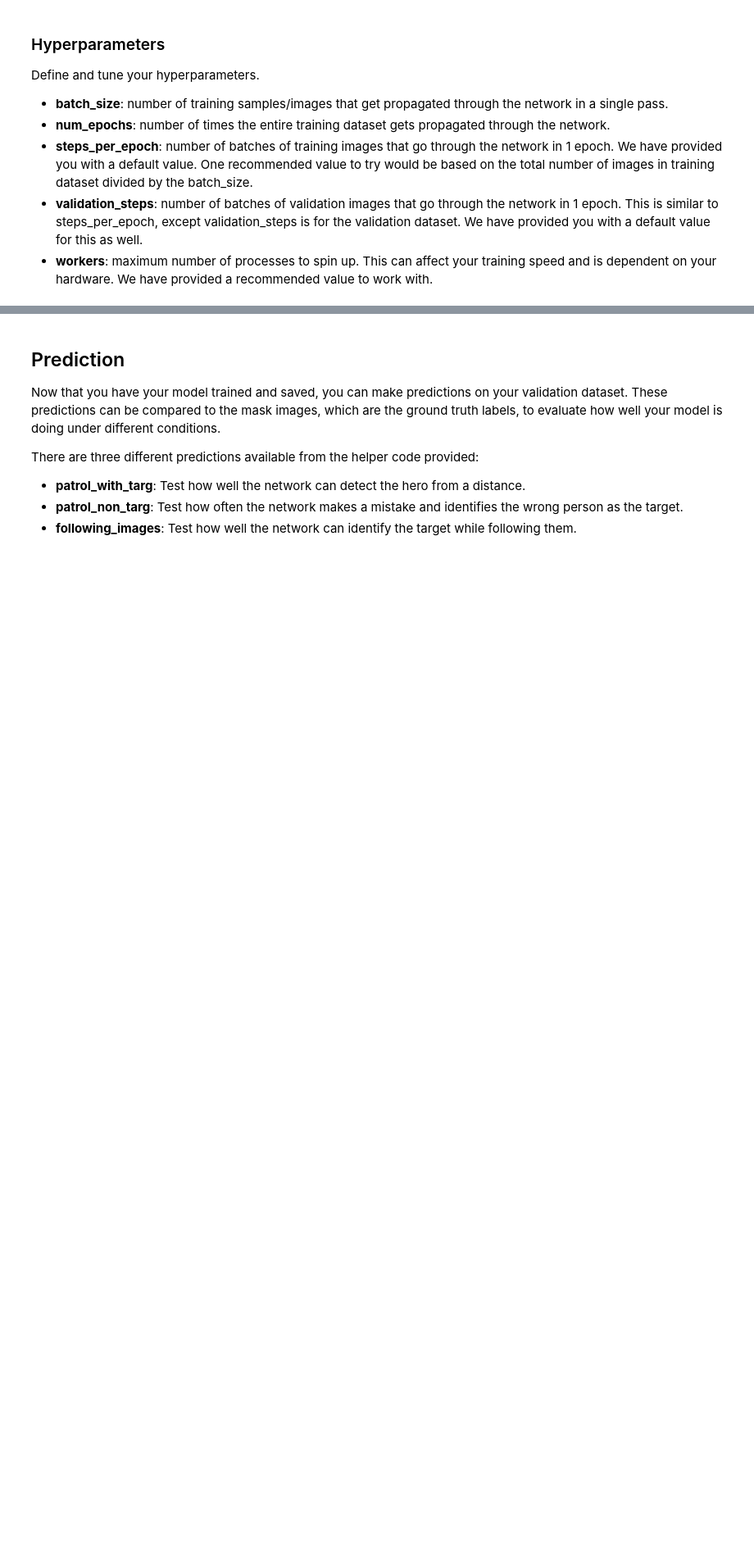
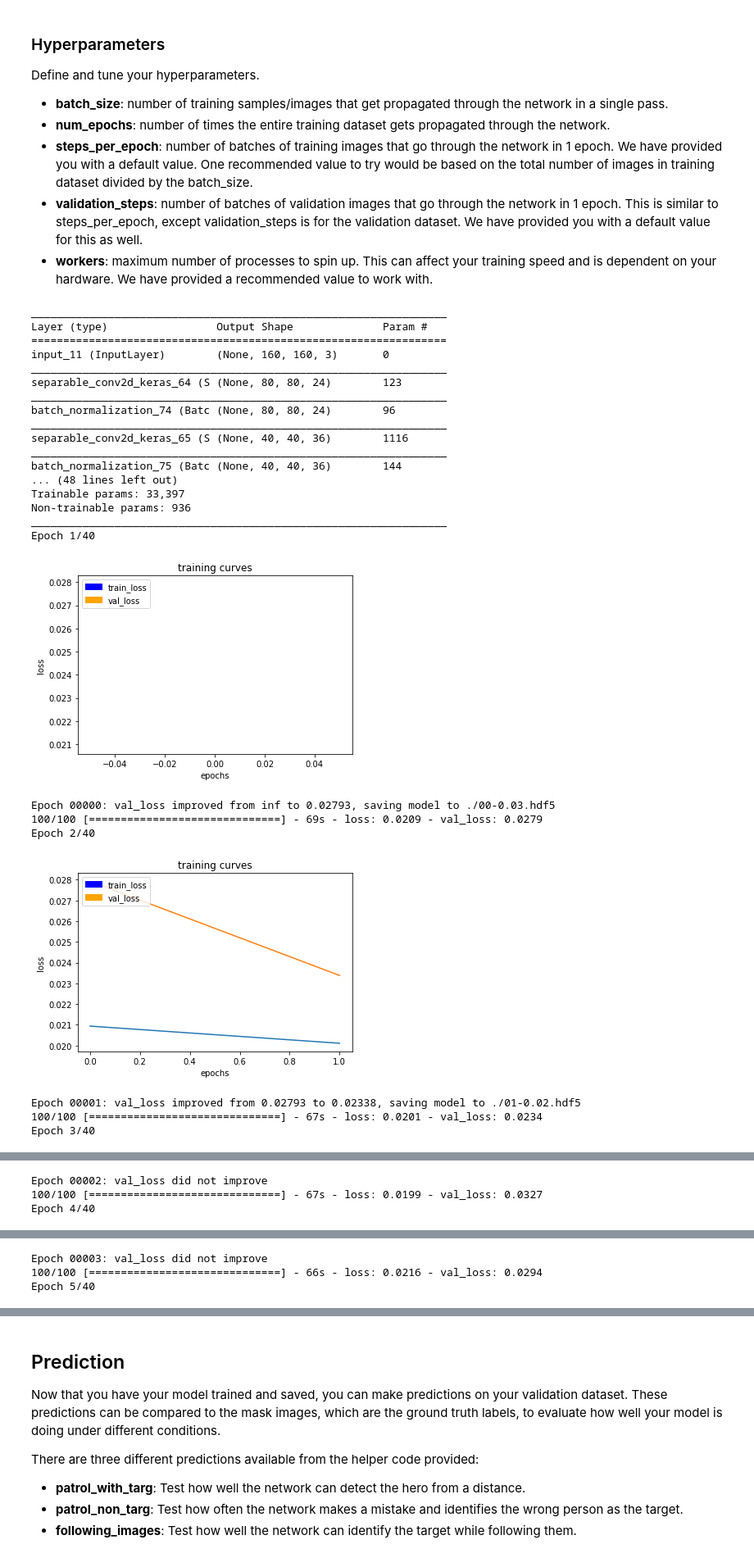
Before and after one commit to sandyleo26/followme, a Jupyter notebook: code/model_training.ipynb, the cells around one changed output, grey strips where cells are left out. Shown at 82% size. Drawn from its saved outputs; the diff is of its cells as text; code cells hidden in the pictures; blank space fills up the shorter version.

Commit message:
add saved model.

```diff
--- a/code/model_training.ipynb
+++ b/code/model_training.ipynb
@@ -138,7 +174,7 @@ inputs = layers.Input(image_shape)
 num_classes = 3
 
 # Call fcn_model()
-output_layer = fcn_model(inputs, num_classes)
+output_layer = fcn_medium(inputs, num_classes)
 # %% [markdown]
 ### Hyperparameters
 Define and tune your hyperparameters.
@@ -148,12 +184,12 @@ Define and tune your hyperparameters.
 - **validation_steps**: number of batches of validation images that go through the network in 1 epoch. This is similar to steps_per_epoch, except validation_steps is for the validation dataset. We have provided you with a default value for this as well.
 - **workers**: maximum number of processes to spin up. This can affect your training speed and is dependent on your hardware. We have provided a recommended value to work with.
 # %%
-learning_rate = 0.01
-batch_size = 64
-num_epochs = 5
-steps_per_epoch = 200
-validation_steps = 50
-workers = 2
+learning_rate = 0.002
+batch_size = 32
+num_epochs = 40
+steps_per_epoch = 100
+validation_steps = 40
+workers = 4
 # %%
 """
 DON'T MODIFY ANYTHING IN THIS CELL THAT IS BELOW THIS LINE
@@ -162,7 +198,7 @@ DON'T MODIFY ANYTHING IN THIS CELL THAT IS BELOW THIS LINE
 model = models.Model(inputs=inputs, outputs=output_layer)
 model.summary()
 
-model.compile(optimizer=keras.optimizers.Adam(learning_rate), loss='categorical_crossentropy')
+model.compile(optimizer=keras.optimizers.Nadam(learning_rate), loss='categorical_crossentropy')
 
 # Data iterators for loading the training and validation data
 train_iter = data_iterator.BatchIteratorSimple(batch_size=batch_size,
@@ -176,7 +212,7 @@ val_iter = data_iterator.BatchIteratorSimple(batch_size=batch_size,
 
 logger_cb = plotting_tools.LoggerPlotter()
 checkpointer = ModelCheckpoint(filepath='./{epoch:02d}-{val_loss:.2f}.hdf5', verbose=1, save_best_only=True, save_weights_only=True)
-callbacks = [logger_cb]
+callbacks = [logger_cb, checkpointer]
 
 model.fit_generator(train_iter,
                     steps_per_epoch = steps_per_epoch, # the number of batches per epoch,
@@ -185,3 +221,54 @@ model.fit_generator(train_iter,
                     validation_steps = validation_steps, # the number of batches to validate on
                     callbacks=callbacks,
                     workers = workers)
+# %%
+model.summary()
+model.compile(optimizer=keras.optimizers.Nadam(learning_rate), loss='categorical_crossentropy')
+
+# Data iterators for loading the training and validation data
+train_iter = data_iterator.BatchIteratorSimple(batch_size=batch_size,
+                                               data_folder=os.path.join('..', 'data', 'train'),
+                                               image_shape=image_shape,
+                                               shift_aug=True)
+
+val_iter = data_iterator.BatchIteratorSimple(batch_size=batch_size,
+                                             data_folder=os.path.join('..', 'data', 'validation'),
+                                             image_shape=image_shape)
+
+logger_cb = plotting_tools.LoggerPlotter()
+checkpointer = ModelCheckpoint(filepath='./{epoch:02d}-{val_loss:.3f}.hdf5', verbose=1, save_best_only=True, save_weights_only=True)
+callbacks = [logger_cb, checkpointer]
+
+model.fit_generator(train_iter,
+                    steps_per_epoch = steps_per_epoch, # the number of batches per epoch,
+                    epochs = num_epochs, # the number of epochs to train for,
+                    validation_data = val_iter, # validation iterator
+                    validation_steps = validation_steps, # the number of batches to validate on
+                    callbacks=callbacks,
+                    workers = workers)
+# %% [output]
+_________________________________________________________________
+Layer (type)                 Output Shape              Param #
+=================================================================
+input_11 (InputLayer)        (None, 160, 160, 3)       0
+_________________________________________________________________
+separable_conv2d_keras_64 (S (None, 80, 80, 24)        123
+_________________________________________________________________
+batch_normalization_74 (Batc (None, 80, 80, 24)        96
+_________________________________________________________________
+separable_conv2d_keras_65 (S (None, 40, 40, 36)        1116
+_________________________________________________________________
+batch_normalization_75 (Batc (None, 40, 40, 36)        144
+... (48 lines left out)
+Trainable params: 33,397
+Non-trainable params: 936
+_________________________________________________________________
+Epoch 1/40
+[figure, added]
+Epoch 00000: val_loss improved from inf to 0.02793, saving model to ./00-0.03.hdf5
+100/100 [==============================] - 69s - loss: 0.0209 - val_loss: 0.0279
+Epoch 2/40
+[figure, added]
+Epoch 00001: val_loss improved from 0.02793 to 0.02338, saving model to ./01-0.02.hdf5
+100/100 [==============================] - 67s - loss: 0.0201 - val_loss: 0.0234
+Epoch 3/40
@@ -187,0 +276,3 @@ model.fit_generator(train_iter,
+Epoch 00002: val_loss did not improve
+100/100 [==============================] - 67s - loss: 0.0199 - val_loss: 0.0327
+Epoch 4/40
@@ -187,0 +280,3 @@ model.fit_generator(train_iter,
+Epoch 00003: val_loss did not improve
+100/100 [==============================] - 66s - loss: 0.0216 - val_loss: 0.0294
+Epoch 5/40
```
Also changed, not shown: parts of 12 cells of this notebook, 3 other files.
